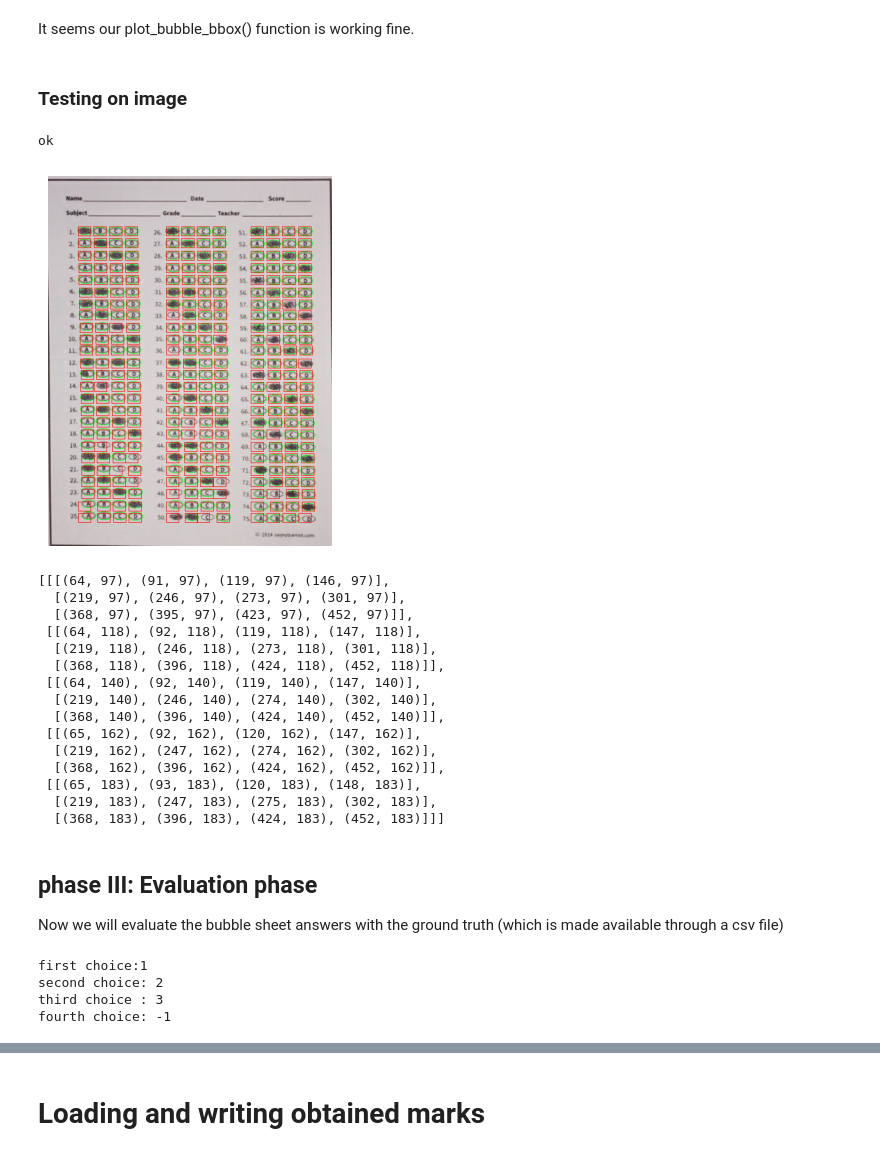
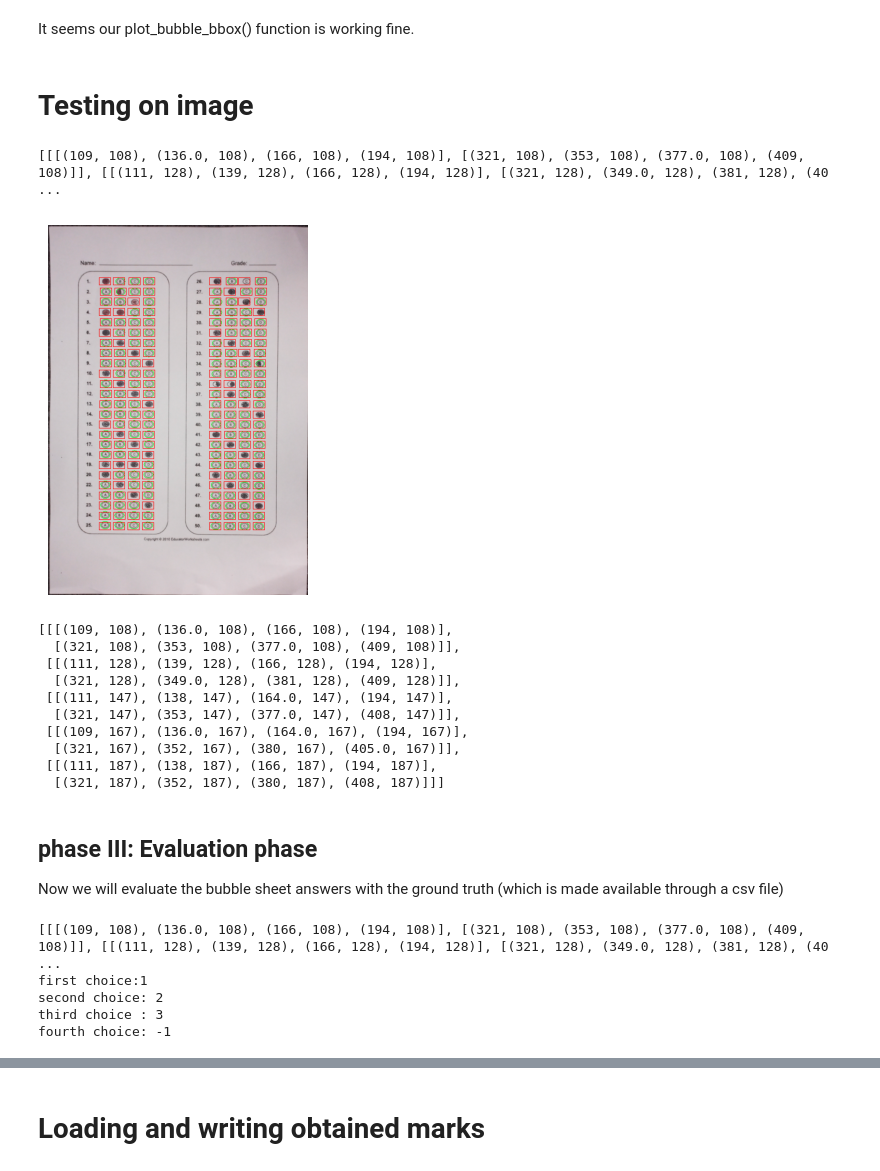
Before and after one commit to s-4-m-a-n/bubble-sheet-evaluator, a Jupyter notebook: notebook/Bubble sheet evaluator_latest.ipynb, the cells around one changed output, grey strips where cells are left out. Saved outputs shown, nothing was run; the diff lists cells and outputs as text; code cells hidden in the pictures.

```diff
--- a/notebook/Bubble sheet evaluator_latest.ipynb
+++ b/notebook/Bubble sheet evaluator_latest.ipynb
@@ -614,7 +615,7 @@ plot_bubble_rec_bbox(groups, img , figsize=(5,5));
 # %% [markdown]
 It seems our plot_bubble_bbox() function is working fine.
 # %% [markdown]
-### Testing on image
+# Testing on image
 # %%
 def extract_bubbles_center(contours, lower_bound, upper_bound):
     '''
@@ -697,29 +699,24 @@ def pipeline(image):
 #     plt.imshow(binary_image[69-7:69+7, 101-7:101+7], cmap='gray')
     return groups
 # %%
-img = cv.imread("../data/answer_sheet_filled_7.jpg")
+img = cv.imread("../data/answer_sheet_filled_4.jpg")
 img = imutils.resize(img, width=500)
 groups = pipeline(img.copy())
 # print(img.shape)
 groups[:5]
 # %% [output]
-ok
+[[[(109, 108), (136.0, 108), (166, 108), (194, 108)], [(321, 108), (353, 108), (377.0, 108), (409, 108)]], [[(111, 128), (139, 128), (166, 128), (194, 128)], [(321, 128), (349.0, 128), (381, 128), (40 ...
-[figure, old version]
+[figure, new version]
-[[[(64, 97), (91, 97), (119, 97), (146, 97)],
-  [(219, 97), (246, 97), (273, 97), (301, 97)],
-  [(368, 97), (395, 97), (423, 97), (452, 97)]],
- [[(64, 118), (92, 118), (119, 118), (147, 118)],
-  [(219, 118), (246, 118), (273, 118), (301, 118)],
-  [(368, 118), (396, 118), (424, 118), (452, 118)]],
- [[(64, 140), (92, 140), (119, 140), (147, 140)],
-  [(219, 140), (246, 140), (274, 140), (302, 140)],
-  [(368, 140), (396, 140), (424, 140), (452, 140)]],
- [[(65, 162), (92, 162), (120, 162), (147, 162)],
-  [(219, 162), (247, 162), (274, 162), (302, 162)],
-  [(368, 162), (396, 162), (424, 162), (452, 162)]],
- [[(65, 183), (93, 183), (120, 183), (148, 183)],
-  [(219, 183), (247, 183), (275, 183), (302, 183)],
-  [(368, 183), (396, 183), (424, 183), (452, 183)]]]
+[[[(109, 108), (136.0, 108), (166, 108), (194, 108)],
+  [(321, 108), (353, 108), (377.0, 108), (409, 108)]],
+ [[(111, 128), (139, 128), (166, 128), (194, 128)],
+  [(321, 128), (349.0, 128), (381, 128), (409, 128)]],
+ [[(111, 147), (138, 147), (164.0, 147), (194, 147)],
+  [(321, 147), (353, 147), (377.0, 147), (408, 147)]],
+ [[(109, 167), (136.0, 167), (164.0, 167), (194, 167)],
+  [(321, 167), (352, 167), (380, 167), (405.0, 167)]],
+ [[(111, 187), (138, 187), (166, 187), (194, 187)],
+  [(321, 187), (352, 187), (380, 187), (408, 187)]]]
 # %% [markdown]
 ##  phase III: Evaluation phase
 Now we will evaluate the bubble sheet answers with the ground truth (which is made available through a csv file)
@@ -827,6 +824,7 @@ fourth_choice = detect_choice(groups[4][0], binary_image, rect_w, rect_h)
 
 print(f"first choice:{first_choice} \nsecond choice: {second_choice} \nthird choice : {third_choice} \nfourth choice: {fourth_choice}")
 # %% [output]
+[[[(109, 108), (136.0, 108), (166, 108), (194, 108)], [(321, 108), (353, 108), (377.0, 108), (409, 108)]], [[(111, 128), (139, 128), (166, 128), (194, 128)], [(321, 128), (349.0, 128), (381, 128), (40 ...
 first choice:1
 second choice: 2
 third choice : 3
```
Also changed, not shown: parts of 9 cells of this notebook, 19 other files.
